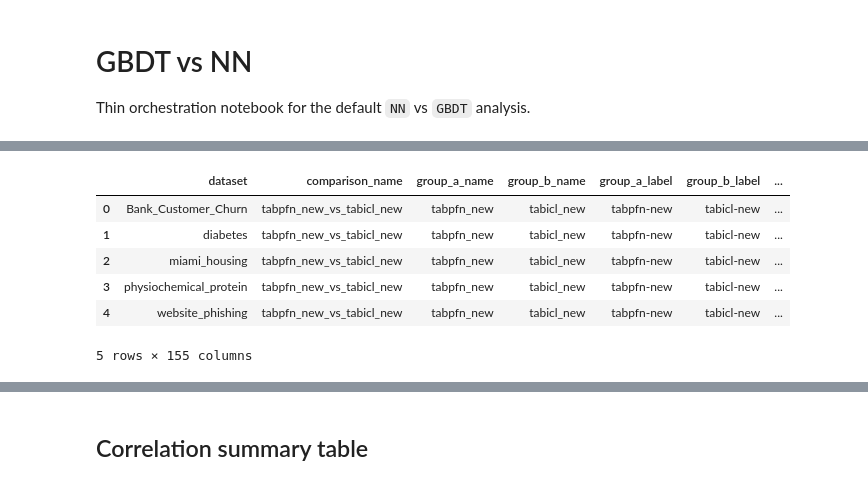
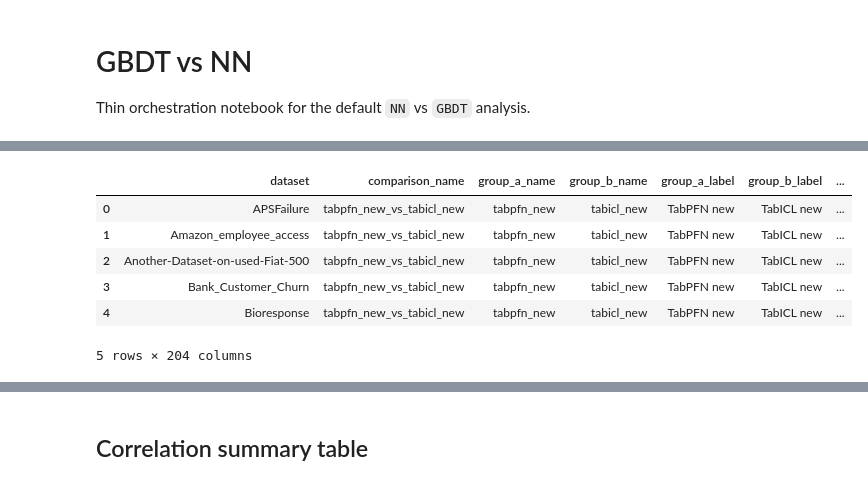
Before and after one commit to m-herre/meta-feature-analysis, a Jupyter notebook: notebooks/01_gbdt_vs_nn.ipynb, the cells around one changed output, grey strips where cells are left out. Cells and saved outputs as stored; diff of their text form; code cells hidden in the pictures.

```diff
--- a/notebooks/01_gbdt_vs_nn.ipynb
+++ b/notebooks/01_gbdt_vs_nn.ipynb
@@ -17,16 +17,18 @@ sys.path.insert(0, str(repo_root / "tabarena" / "tabarena"))
 # %%
 from mfa import load_config, run_analysis
 
-config = load_config(project_dir / "configs" / "config_4.yaml")
+config = load_config(
+    project_dir / "configs" / "paper_modern_tabpfn_new_vs_tabicl_new.yaml"
+)
 result = run_analysis(
     config,
-    datasets=[
-        "Bank_Customer_Churn",
-        "diabetes",
-        "miami_housing",
-        "physiochemical_protein",
-        "website_phishing",
-    ],
+    # datasets=[
+    #     "Bank_Customer_Churn",
+    #     "diabetes",
+    #     "miami_housing",
+    #     "physiochemical_protein",
+    #     "website_phishing",
+    # ],
 )
 result.analysis_table.head()
 # %% [output]
@@ -42,10 +49,10 @@ result.analysis_table.head()
 |  | dataset | comparison_name | group_a_name | group_b_name | group_a_label | group_b_label | ... |
-| 0 | Bank_Customer_Churn | tabpfn_new_vs_tabicl_new | tabpfn_new | tabicl_new | tabpfn-new | tabicl-new | ... |
-| 1 | diabetes | tabpfn_new_vs_tabicl_new | tabpfn_new | tabicl_new | tabpfn-new | tabicl-new | ... |
-| 2 | miami_housing | tabpfn_new_vs_tabicl_new | tabpfn_new | tabicl_new | tabpfn-new | tabicl-new | ... |
-| 3 | physiochemical_protein | tabpfn_new_vs_tabicl_new | tabpfn_new | tabicl_new | tabpfn-new | tabicl-new | ... |
-| 4 | website_phishing | tabpfn_new_vs_tabicl_new | tabpfn_new | tabicl_new | tabpfn-new | tabicl-new | ... |
+| 0 | APSFailure | tabpfn_new_vs_tabicl_new | tabpfn_new | tabicl_new | TabPFN new | TabICL new | ... |
+| 1 | Amazon_employee_access | tabpfn_new_vs_tabicl_new | tabpfn_new | tabicl_new | TabPFN new | TabICL new | ... |
+| 2 | Another-Dataset-on-used-Fiat-500 | tabpfn_new_vs_tabicl_new | tabpfn_new | tabicl_new | TabPFN new | TabICL new | ... |
+| 3 | Bank_Customer_Churn | tabpfn_new_vs_tabicl_new | tabpfn_new | tabicl_new | TabPFN new | TabICL new | ... |
+| 4 | Bioresponse | tabpfn_new_vs_tabicl_new | tabpfn_new | tabicl_new | TabPFN new | TabICL new | ... |
-5 rows × 155 columns
+5 rows × 204 columns
 # %%
 import pandas as pd
 
```
Also changed, not shown: parts of 4 cells of this notebook, 1 other file.
